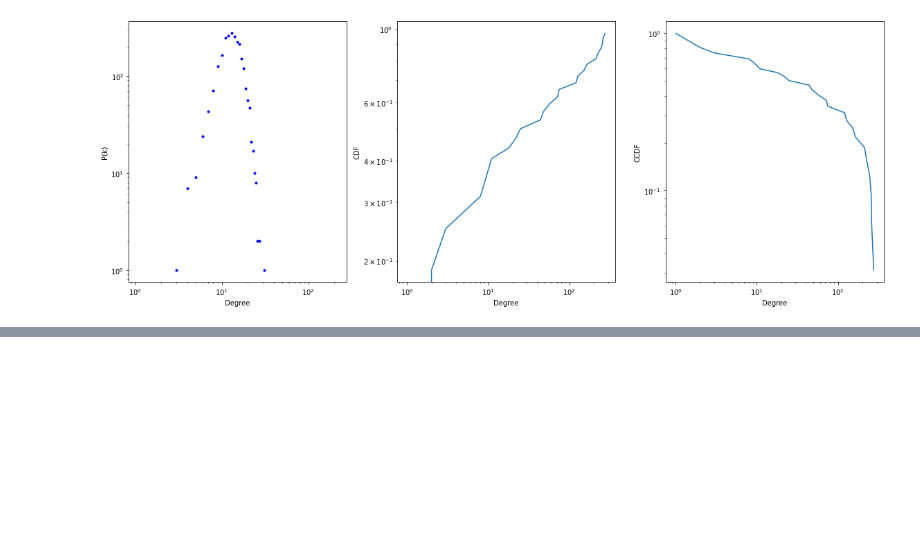
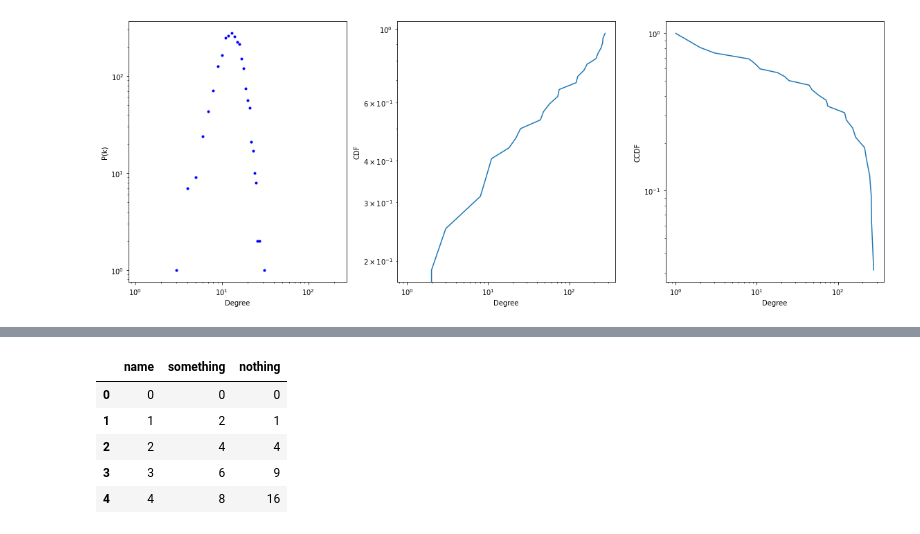
Before and after one commit to piyushtada/Network-Analysis, a Jupyter notebook: src/random_network.ipynb, the cells around one changed output, grey strips where cells are left out. Saved outputs shown, nothing was run; the diff lists cells and outputs as text; code cells hidden in the pictures; blank space fills up the shorter version.

```diff
--- a/src/random_network.ipynb
+++ b/src/random_network.ipynb
@@ -131,0 +234,10 @@ Invalid limit will be ignored.
+# %%
+output = []
+
+for n in range(5):
+        output.append({
+            'name': n,
+            'something': n * 2,
+            'nothing': n * n
+
+    })
@@ -131,0 +254,11 @@ Invalid limit will be ignored.
+# %%
+df = pd.DataFrame(output)
+# %%
+df
+# %% [output]
+|  | name | something | nothing |
+| 0 | 0 | 0 | 0 |
+| 1 | 1 | 2 | 1 |
+| 2 | 2 | 4 | 4 |
+| 3 | 3 | 6 | 9 |
+| 4 | 4 | 8 | 16 |
```
Also changed, not shown: parts of 26 cells of this notebook.
